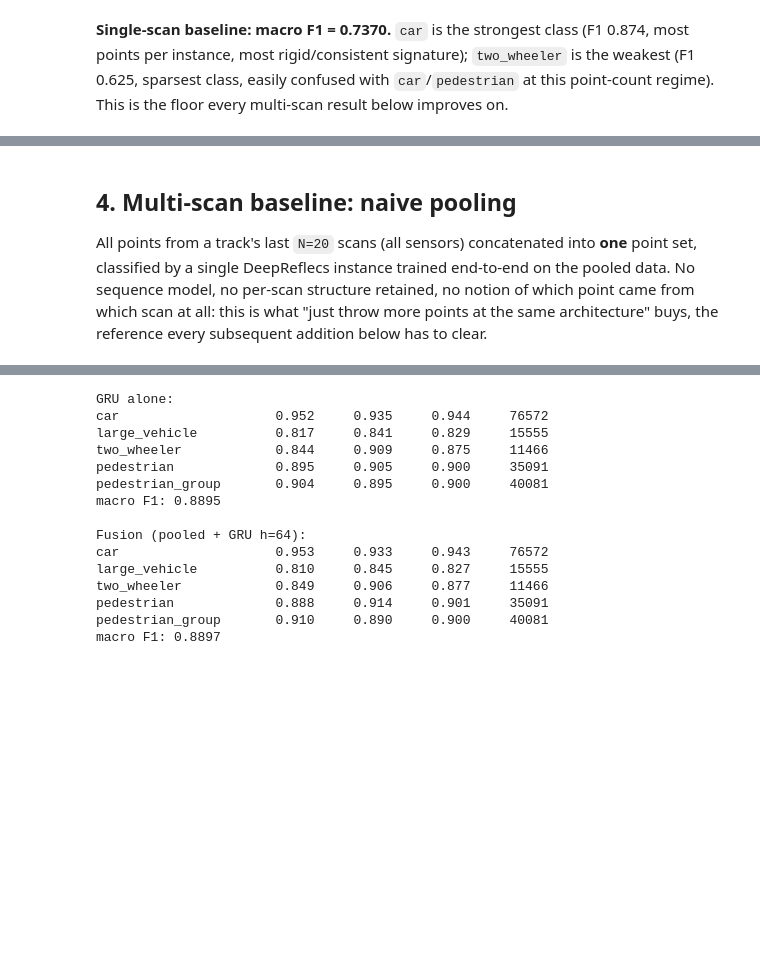
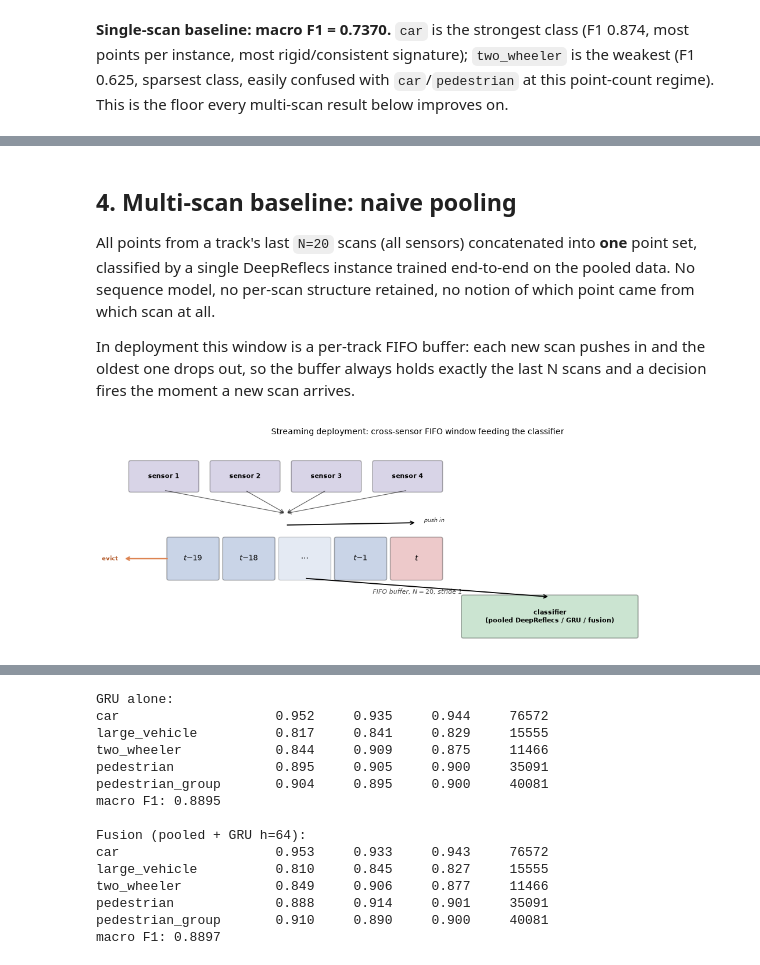
Before and after one commit to brunopinto900/radar-ml-autonomous-driving, a Jupyter notebook: notebooks/final_report.ipynb, the cells around one changed output, grey strips where cells are left out. Cells and saved outputs as stored; diff of their text form; code cells hidden in the pictures; blank space fills up the shorter version.

```diff
--- a/notebooks/final_report.ipynb
+++ b/notebooks/final_report.ipynb
@@ -159,8 +148,81 @@ on.
 All points from a track's last `N=20` scans (all sensors) concatenated into **one**
 point set, classified by a single DeepReflecs instance trained end-to-end on the
 pooled data. No sequence model, no per-scan structure retained, no notion of which
-point came from which scan at all: this is what "just throw more points at the same
-architecture" buys, the reference every subsequent addition below has to clear.
+point came from which scan at all.
+
+In deployment this window is a per-track FIFO buffer: each new scan pushes in and
+the oldest one drops out, so the buffer always holds exactly the last N scans and a
+decision fires the moment a new scan arrives.
+# %%
+import matplotlib.pyplot as plt
+import matplotlib.patches as mpatches
+
+fig, ax = plt.subplots(figsize=(11, 4.0))
+ax.set_xlim(0, 12)
+ax.set_ylim(0, 4.3)
+ax.axis("off")
+
+# 4 sensors feeding in
+sensor_xs = [1.0, 2.6, 4.2, 5.8]
+w_sens, h_sens = 1.3, 0.6
+sens_y = 3.3
+for i, x in enumerate(sensor_xs):
+    ax.add_patch(mpatches.FancyBboxPatch((x - w_sens / 2, sens_y), w_sens, h_sens, boxstyle="round,pad=0.04",
+                                          linewidth=1.1, edgecolor="k", facecolor="#8172B2", alpha=0.3))
+    ax.text(x, sens_y + h_sens / 2, f"sensor {i + 1}", ha="center", va="center", fontsize=7.8, fontweight="bold")
+
+merge_x, merge_y = 3.4, 2.55
+for x in sensor_xs:
+    ax.annotate("", xy=(merge_x, merge_y + 0.25), xytext=(x, sens_y),
+                arrowprops=dict(arrowstyle="->", color="k", lw=0.9, alpha=0.6))
+
+# FIFO buffer: last N=20 scans, oldest (left) evicted as newest (right) arrives
+buf_y = 1.4
+buf_w, buf_h = 0.95, 0.85
+buf_labels = ["$t{-}19$", "$t{-}18$", "$\\cdots$", "$t{-}1$", "$t$"]
+n_slots = len(buf_labels)
+buf_x0 = 1.1
+xs_buf = [buf_x0 + i * (buf_w + 0.15) for i in range(n_slots)]
+
+for x, label in zip(xs_buf, buf_labels):
+    is_ellipsis = label == "$\\cdots$"
+    is_newest = label == "$t$"
+    color = "#C44E52" if is_newest else "#4C72B0"
+    ax.add_patch(mpatches.FancyBboxPatch((x, buf_y), buf_w, buf_h, boxstyle="round,pad=0.04",
+                                          linewidth=1.2, edgecolor="k", facecolor=color,
+                                          alpha=0.15 if is_ellipsis else 0.3))
+    ax.text(x + buf_w / 2, buf_y + buf_h / 2, label, ha="center", va="center", fontsize=9, fontweight="bold")
+
+ax.annotate("", xy=(xs_buf[-1] + buf_w / 2, buf_y + buf_h + 0.35), xytext=(merge_x, merge_y),
+            arrowprops=dict(arrowstyle="->", color="k", lw=1.3))
+ax.text(xs_buf[-1] + buf_w / 2 + 0.15, buf_y + buf_h + 0.4, "push in", ha="left", va="center",
+        fontsize=7.5, style="italic", color="#333")
+
+evict_x = xs_buf[0] - 0.15
+ax.annotate("", xy=(evict_x - 0.75, buf_y + buf_h / 2), xytext=(xs_buf[0], buf_y + buf_h / 2),
+            arrowprops=dict(arrowstyle="->", color="#DD8452", lw=1.6))
+ax.text(evict_x - 0.85, buf_y + buf_h / 2, "evict", ha="right", va="center",
+        fontsize=7.5, color="#B35A2A", fontweight="bold")
+
+ax.text(6.0, buf_y - 0.3, "FIFO buffer, $N=20$, stride 1", ha="center", va="center", fontsize=8,
+        style="italic", color="#555")
+
+# feeds into the model (pooled / GRU / fusion, whichever this section is discussing)
+w_model, h_model = 3.4, 0.85
+model_x = 8.6
+model_y = 0.15
+ax.add_patch(mpatches.FancyBboxPatch((model_x - w_model / 2, model_y), w_model, h_model, boxstyle="round,pad=0.04",
+                                      linewidth=1.3, edgecolor="k", facecolor="#55A868", alpha=0.3))
+ax.text(model_x, model_y + h_model / 2, "classifier\n(pooled DeepReflecs / GRU / fusion)",
+        ha="center", va="center", fontsize=8, fontweight="bold")
+ax.annotate("", xy=(model_x, model_y + h_model), xytext=((xs_buf[0] + xs_buf[-1] + buf_w) / 2, buf_y),
+            arrowprops=dict(arrowstyle="->", color="k", lw=1.3))
+
+ax.set_title("Streaming deployment: cross-sensor FIFO window feeding the classifier", fontsize=10, pad=12)
+fig.tight_layout()
+plt.show()
+# %% [output]
+[figure, added]
 # %%
 
 metrics = json.loads((RESULTS / "track_accumulation/N20_stride1_allsensors/deepreflecs_test_metrics.json").read_text())
```
Also changed, not shown: parts of 14 cells of this notebook, 4 other files.
